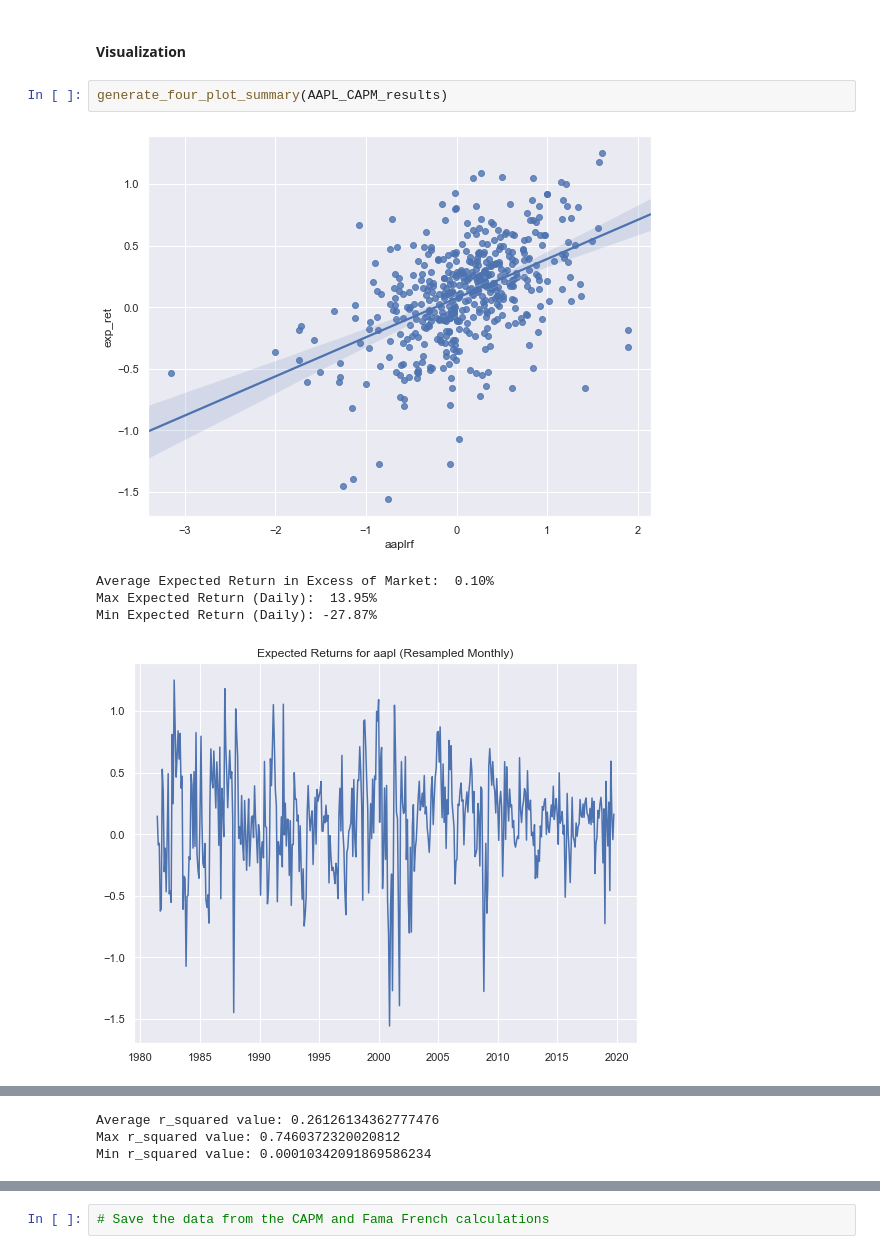
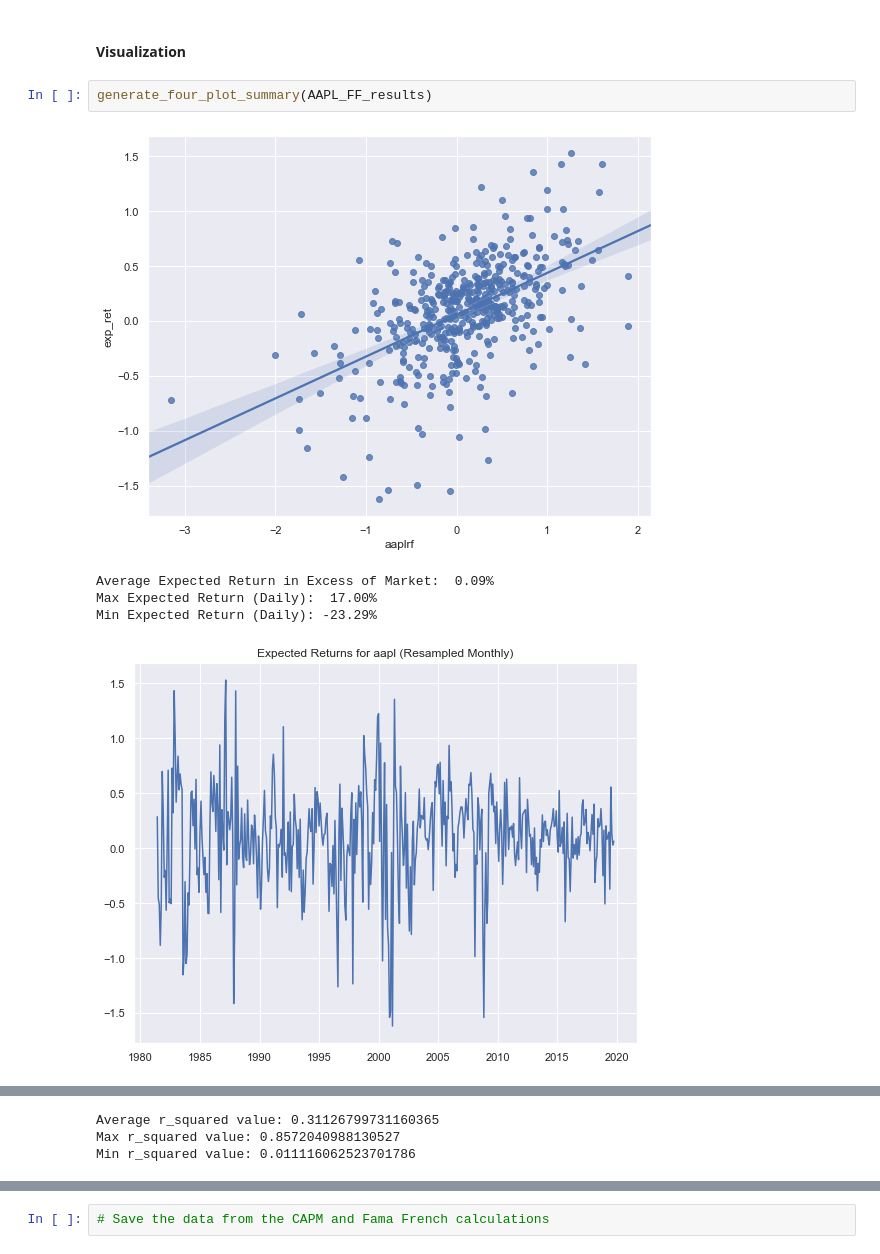
Before and after one commit to Elliott-Ruebush/CAPM_and_Fama_French_Presentation, a Jupyter notebook: elliott.ipynb, the cells around one changed output, grey strips where cells are left out. Saved outputs shown, nothing was run; the diff lists cells and outputs as text.

```diff
--- a/elliott.ipynb
+++ b/elliott.ipynb
@@ -408,10 +408,10 @@ WMT_FF_results = generate_FF_results('wmt')
 # %% [markdown]
 #### Visualization
 # %%
-generate_four_plot_summary(AAPL_CAPM_results)
+generate_four_plot_summary(AAPL_FF_results)
 # %% [output]
-[figure, old version]
+[figure, new version]
-Average Expected Return in Excess of Market:  0.10%
-Max Expected Return (Daily):  13.95%
-Min Expected Return (Daily): -27.87%
+Average Expected Return in Excess of Market:  0.09%
+Max Expected Return (Daily):  17.00%
+Min Expected Return (Daily): -23.29%
-[figure, old version]
+[figure, new version]
@@ -419,3 +419,3 @@ Min Expected Return (Daily): -27.87%
-Average r_squared value: 0.26126134362777476
-Max r_squared value: 0.7460372320020812
-Min r_squared value: 0.00010342091869586234
+Average r_squared value: 0.31126799731160365
+Max r_squared value: 0.8572040988130527
+Min r_squared value: 0.011116062523701786
```
Also changed, not shown: parts of 6 cells of this notebook, 1 other file.
